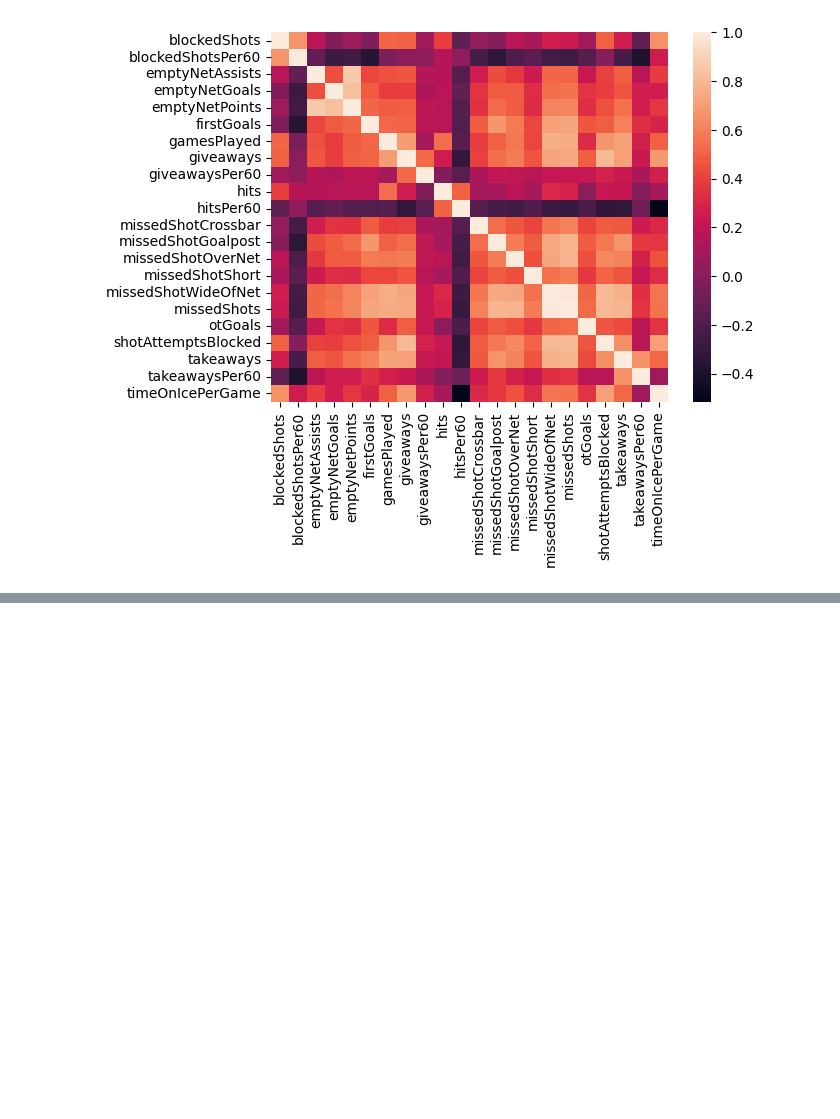
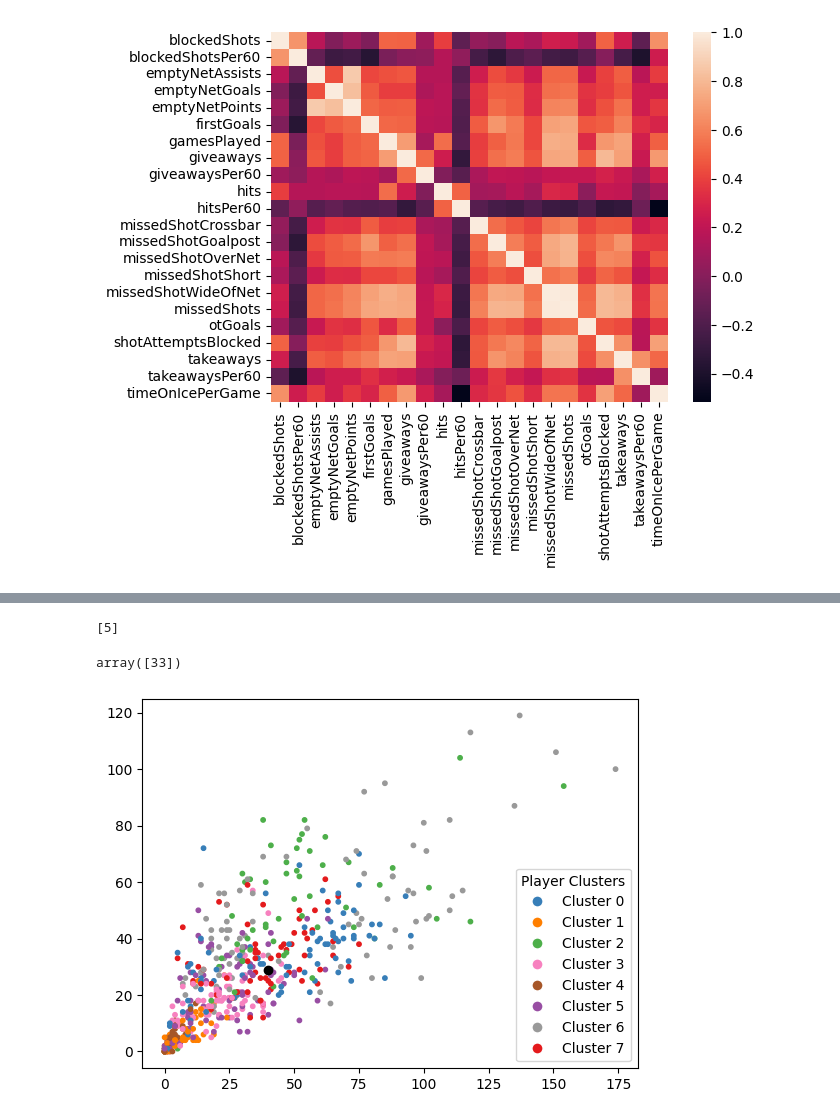
Before and after one commit to HenrikSpitzenpfeil/nhl_playerstats, a Jupyter notebook: nhl_api.ipynb, the cells around one changed output, grey strips where cells are left out. Saved outputs shown, nothing was run; the diff lists cells and outputs as text; code cells hidden in the pictures; blank space fills up the shorter version.

Commit message:
plotted KMeans

```diff
--- a/nhl_api.ipynb
+++ b/nhl_api.ipynb
@@ -111,0 +107,4 @@ AttributeError: 'DataFrame' object has no attribute '_validate_params'
+# %%
+df.head()
+df_clean=df.drop(['positionCode', 'shootsCatches', 'skaterFullName', 'teamAbbrevs', 'lastName', 'emptyNetAssists' ,  'emptyNetGoals', 'emptyNetPoints'], axis=1)
+df_clean.head()
@@ -111,0 +136,65 @@ AttributeError: 'DataFrame' object has no attribute '_validate_params'
+# %%
+KMeans = KMeans
+KMeans.fit(df_clean)
+Player_cluster= KMeans.predict(df_clean)
+# %%
+ID_comparison = 8478233
+from itertools import cycle, islice
+colors = np.array(
+            list(
+                islice(
+                    cycle(
+                        [
+                            "#377eb8",
+                            "#ff7f00",
+                            "#4daf4a",
+                            "#f781bf",
+                            "#a65628",
+                            "#984ea3",
+                            "#999999",
+                            "#e41a1c",
+                            "#dede00",
+                        ]
+                    ),
+                    int(max(Player_cluster) + 1),
+                )
+            )
+        )
+# add black color for outliers (if any)
+colors = np.append(colors, ["#000000"])
+
+plt.scatter(df_stat_summary['points'], df_clean['giveaways'], color=colors[Player_cluster], label=Player_cluster, s=10)
+plt.scatter(df_stat_summary.loc[ID_comparison]['points'], df_clean.loc[ID_comparison]['giveaways'], color= '#000000')
+
+# Add a legend for player clusters
+unique_clusters = np.unique(Player_cluster)
+legend_handles = [
+    plt.Line2D(
+        [0], [0],
+        marker='o',
+        color='w',
+        markerfacecolor=colors[cluster],
+        markersize=8,
+        label=f"Cluster {cluster}"
+    ) for cluster in unique_clusters
+]
+# Add a black legend entry for outliers, if they exist
+if -1 in Player_cluster:  # Assuming -1 indicates outliers
+    legend_handles.append(
+        plt.Line2D(
+            [0], [0],
+            marker='o',
+            color='w',
+            markerfacecolor="#000000",
+            markersize=8,
+            label="Outliers"
+        )
+    )
+
+plt.legend(handles=legend_handles, title="Player Clusters")
+print(KMeans.predict(df_clean.loc[[ID_comparison]]))
+df_clean.loc[[ID_comparison]]['blockedShots'].values
+# %% [output]
+[5]
+array([33])
+[figure, added]
```
Also changed, not shown: parts of 3 cells of this notebook.
